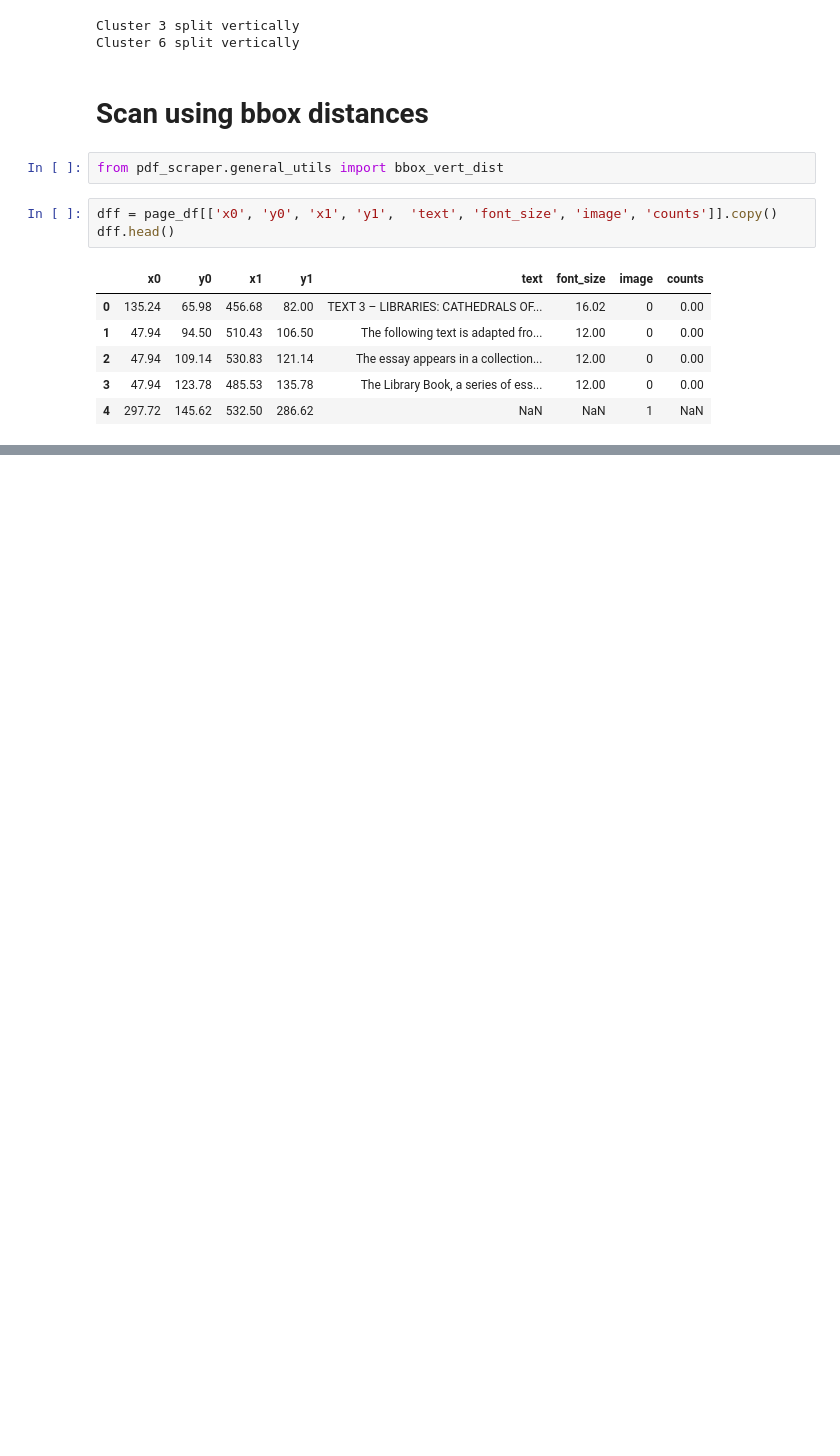
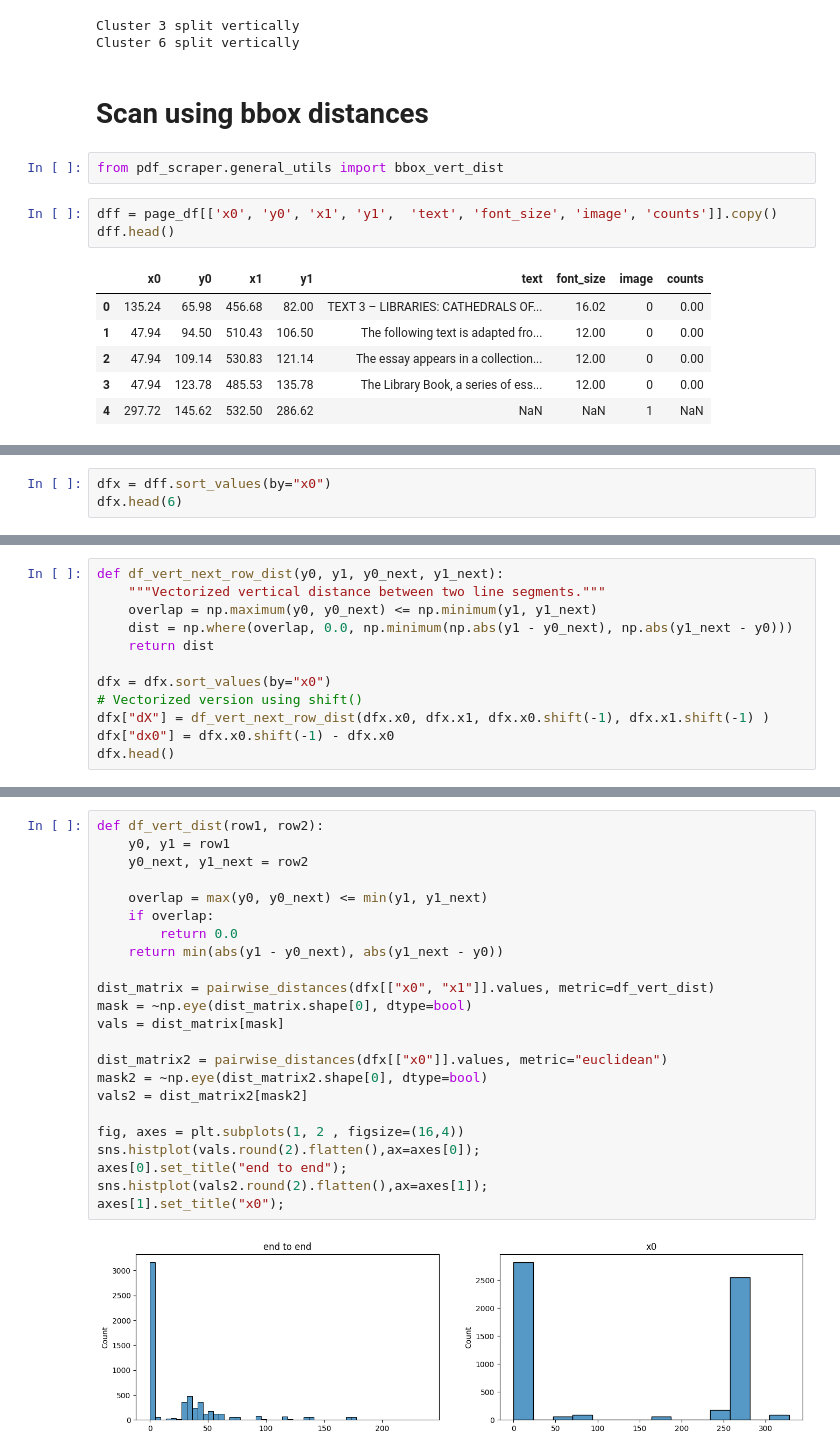
Before and after one commit to DSP-Tan/ogham-cloud, a Jupyter notebook: pdf_scraper/clustering/dbScan.ipynb, the cells around one changed output, grey strips where cells are left out. Saved outputs shown, nothing was run; the diff lists cells and outputs as text; blank space fills up the shorter version.

```diff
--- a/pdf_scraper/clustering/dbScan.ipynb
+++ b/pdf_scraper/clustering/dbScan.ipynb
@@ -288,0 +333,3 @@ KeyboardInterrupt:
+# %%
+dfx = dff.sort_values(by="x0")
+dfx.head(6)
@@ -288,0 +344,12 @@ KeyboardInterrupt:
+# %%
+def df_vert_next_row_dist(y0, y1, y0_next, y1_next):
+    """Vectorized vertical distance between two line segments."""
+    overlap = np.maximum(y0, y0_next) <= np.minimum(y1, y1_next)
+    dist = np.where(overlap, 0.0, np.minimum(np.abs(y1 - y0_next), np.abs(y1_next - y0)))
+    return dist
+
+dfx = dfx.sort_values(by="x0")
+# Vectorized version using shift()
+dfx["dX"] = df_vert_next_row_dist(dfx.x0, dfx.x1, dfx.x0.shift(-1), dfx.x1.shift(-1) )
+dfx["dx0"] = dfx.x0.shift(-1) - dfx.x0
+dfx.head()
@@ -288,0 +371,25 @@ KeyboardInterrupt:
+# %%
+def df_vert_dist(row1, row2):
+    y0, y1 = row1
+    y0_next, y1_next = row2
+
+    overlap = max(y0, y0_next) <= min(y1, y1_next)
+    if overlap:
+        return 0.0
+    return min(abs(y1 - y0_next), abs(y1_next - y0))
+
+dist_matrix = pairwise_distances(dfx[["x0", "x1"]].values, metric=df_vert_dist)
+mask = ~np.eye(dist_matrix.shape[0], dtype=bool)
+vals = dist_matrix[mask]
+
+dist_matrix2 = pairwise_distances(dfx[["x0"]].values, metric="euclidean")
+mask2 = ~np.eye(dist_matrix2.shape[0], dtype=bool)
+vals2 = dist_matrix2[mask2]
+
+fig, axes = plt.subplots(1, 2 , figsize=(16,4))
+sns.histplot(vals.round(2).flatten(),ax=axes[0]);
+axes[0].set_title("end to end");
+sns.histplot(vals2.round(2).flatten(),ax=axes[1]);
+axes[1].set_title("x0");
+# %% [output]
+[figure, added]
```
Also changed, not shown: parts of 14 cells of this notebook.
